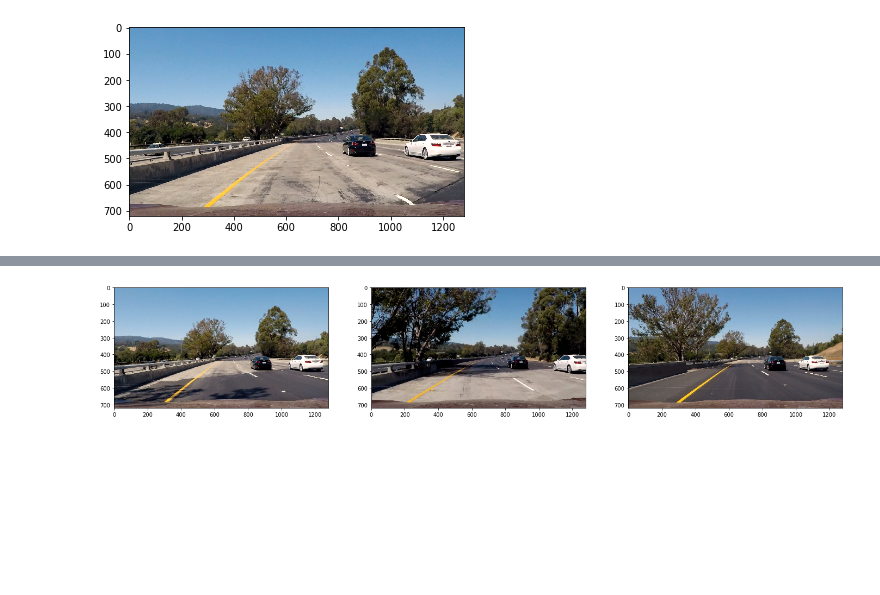
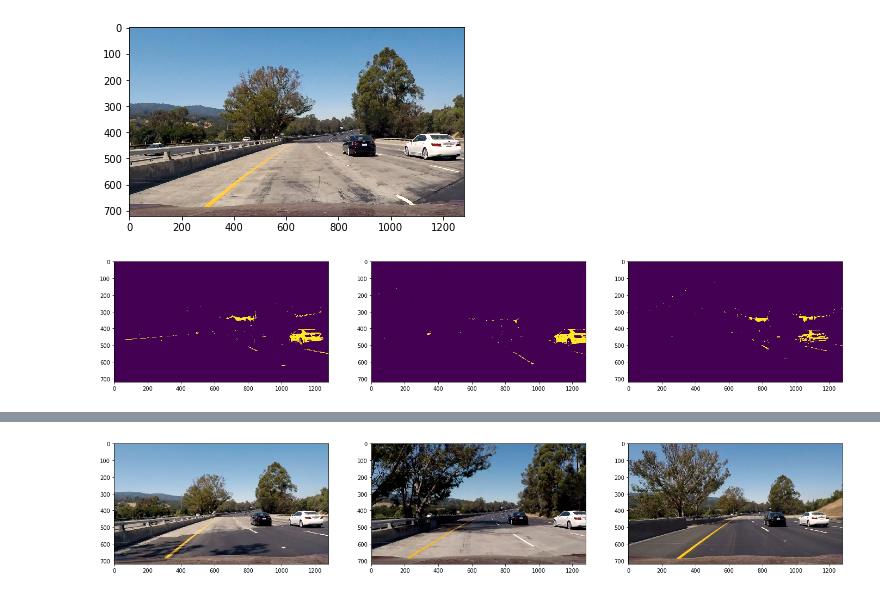
Before and after one commit to bchiang2/CarND-Advanced-Lane-Lines, a Jupyter notebook: Saturate Images.ipynb, the cells around one changed output, grey strips where cells are left out. Saved outputs shown, nothing was run; the diff lists cells and outputs as text; code cells hidden in the pictures; blank space fills up the shorter version.

```diff
--- a/Saturate Images.ipynb
+++ b/Saturate Images.ipynb
@@ -30 +22,13 @@ def get_satruated_pixels(image):
+# %%
+def get_white(image):
+    hsv = cv2.cvtColor(image, cv2.COLOR_BGR2HSV)
+    H, S, V = [hsv[:, :, i] for i in range(3)]
+    binary = np.zeros_like(V)
+    # Yellow
+    binary[((V > 190) & (S <= 20))] = 1
+    return binary
+
+plot_images([get_white(img) for img in images[3:]])
+# %% [output]
+[figure, added]
 # %%
```
Also changed, not shown: parts of 17 cells of this notebook, 12 other files.
